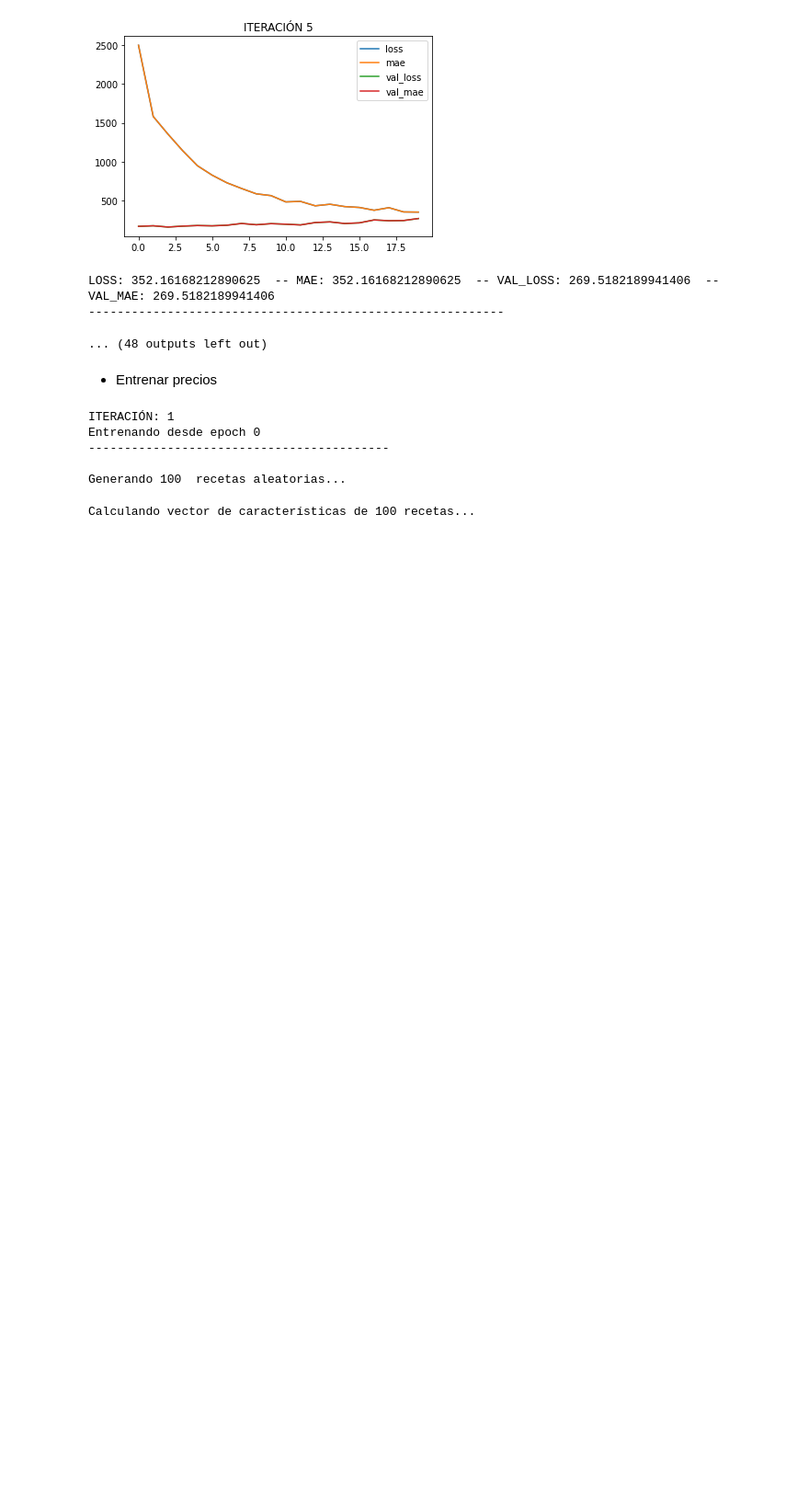
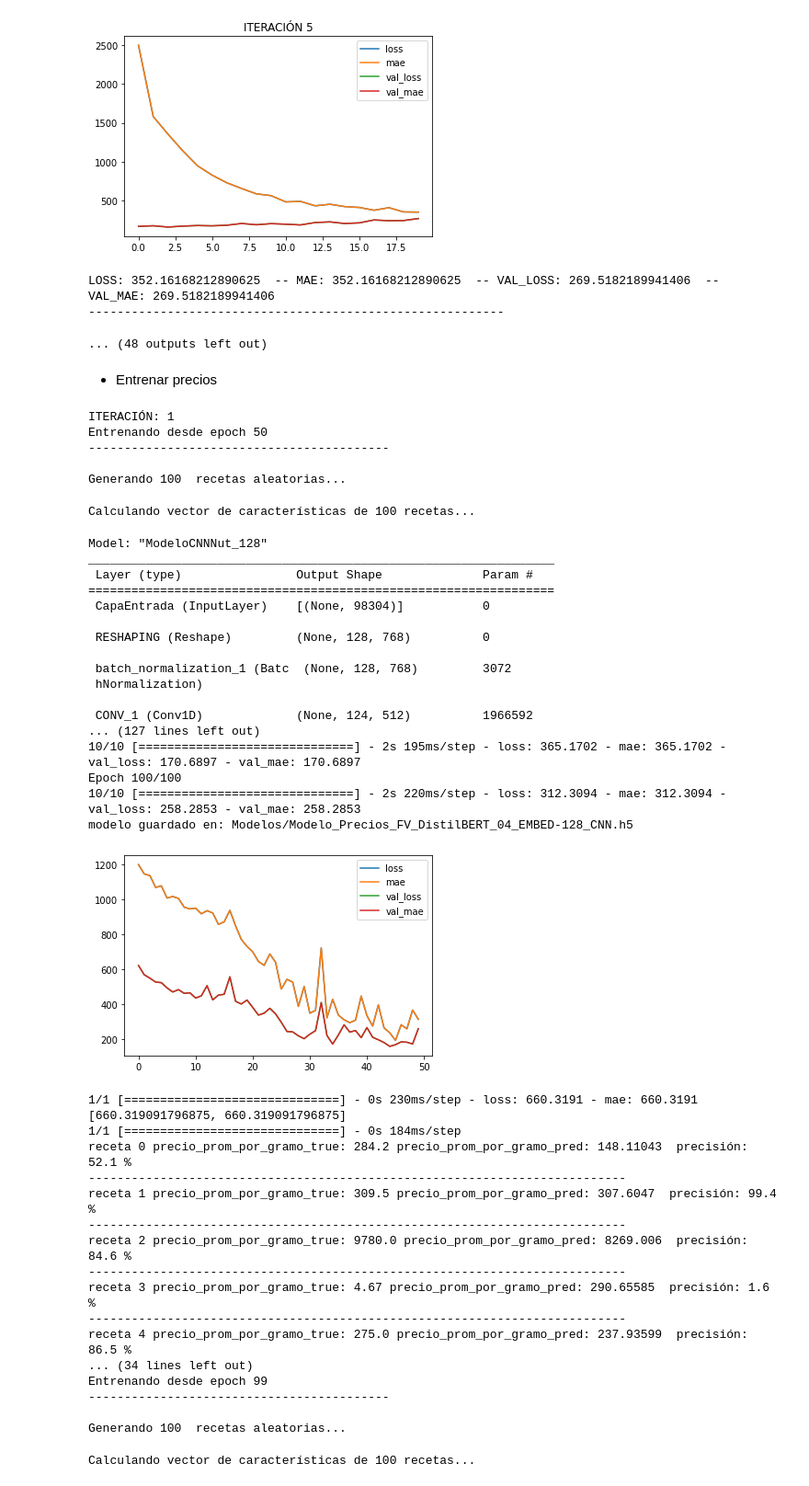
Before and after one commit to JorgeSauri/COMSINT, a Jupyter notebook: NB_Recomendador_COMSINT_LoopTraining_128.ipynb, the cells around one changed output. Shown at 92% size. Saved outputs shown, nothing was run; the diff lists cells and outputs as text; code cells hidden in the pictures; blank space fills up the shorter version.

```diff
--- a/NB_Recomendador_COMSINT_LoopTraining_128.ipynb
+++ b/NB_Recomendador_COMSINT_LoopTraining_128.ipynb
@@ -126,31 +124,67 @@ LOSS: 352.16168212890625  -- MAE: 352.16168212890625  -- VAL_LOSS: 269.518218994
 # %%
 recomendador128.NUM_RECETAS = 100
 recomendador128.EMB_SIZE = 128
 ITER = 2
-INITIAL_EPOCH = 0
-EPOCHS = 30
+INITIAL_EPOCH = 50
+EPOCHS = 50
 
 
 Histories_precios = []
 for iteracion in range(ITER):
     print('\nITERACIÓN:', iteracion+1)
     print('Entrenando desde epoch', INITIAL_EPOCH)
     print('------------------------------------------\n')
     modelo128_precios, history_precios = recomendador128.EntrenarModeloPrecios(
                                     df_precios='lista_precios_profeco_2022.csv',
-                                    learning_rate=1e-4,
+                                    learning_rate=1e-3,
                                     version=version,
                                     initial_epoch = INITIAL_EPOCH,
                                     epochs=INITIAL_EPOCH + EPOCHS,
                                     kernels=128,
                                     save=True, verbose=True)
     INITIAL_EPOCH = history_precios.epoch[-1]
 
     Histories_precios.append(history_precios)
 # %% [output]
 ITERACIÓN: 1
-Entrenando desde epoch 0
+Entrenando desde epoch 50
 ------------------------------------------
 
 Generando 100  recetas aleatorias...
 Calculando vector de características de 100 recetas...
+Model: "ModeloCNNNut_128"
+_________________________________________________________________
+ Layer (type)                Output Shape              Param #
+=================================================================
+ CapaEntrada (InputLayer)    [(None, 98304)]           0
+
+ RESHAPING (Reshape)         (None, 128, 768)          0
+
+ batch_normalization_1 (Batc  (None, 128, 768)         3072
+ hNormalization)
+
+ CONV_1 (Conv1D)             (None, 124, 512)          1966592
+... (127 lines left out)
+10/10 [==============================] - 2s 195ms/step - loss: 365.1702 - mae: 365.1702 - val_loss: 170.6897 - val_mae: 170.6897
+Epoch 100/100
+10/10 [==============================] - 2s 220ms/step - loss: 312.3094 - mae: 312.3094 - val_loss: 258.2853 - val_mae: 258.2853
+modelo guardado en: Modelos/Modelo_Precios_FV_DistilBERT_04_EMBED-128_CNN.h5
+[figure, added]
+1/1 [==============================] - 0s 230ms/step - loss: 660.3191 - mae: 660.3191
+[660.319091796875, 660.319091796875]
+1/1 [==============================] - 0s 184ms/step
+receta 0 precio_prom_por_gramo_true: 284.2 precio_prom_por_gramo_pred: 148.11043  precisión: 52.1 %
+---------------------------------------------------------------------------
+receta 1 precio_prom_por_gramo_true: 309.5 precio_prom_por_gramo_pred: 307.6047  precisión: 99.4 %
+---------------------------------------------------------------------------
+receta 2 precio_prom_por_gramo_true: 9780.0 precio_prom_por_gramo_pred: 8269.006  precisión: 84.6 %
+---------------------------------------------------------------------------
+receta 3 precio_prom_por_gramo_true: 4.67 precio_prom_por_gramo_pred: 290.65585  precisión: 1.6 %
+---------------------------------------------------------------------------
+receta 4 precio_prom_por_gramo_true: 275.0 precio_prom_por_gramo_pred: 237.93599  precisión: 86.5 %
+... (34 lines left out)
+Entrenando desde epoch 99
+------------------------------------------
+
+Generando 100  recetas aleatorias...
+Calculando vector de características de 100 recetas...
```
Also changed, not shown: parts of 3 cells of this notebook.
